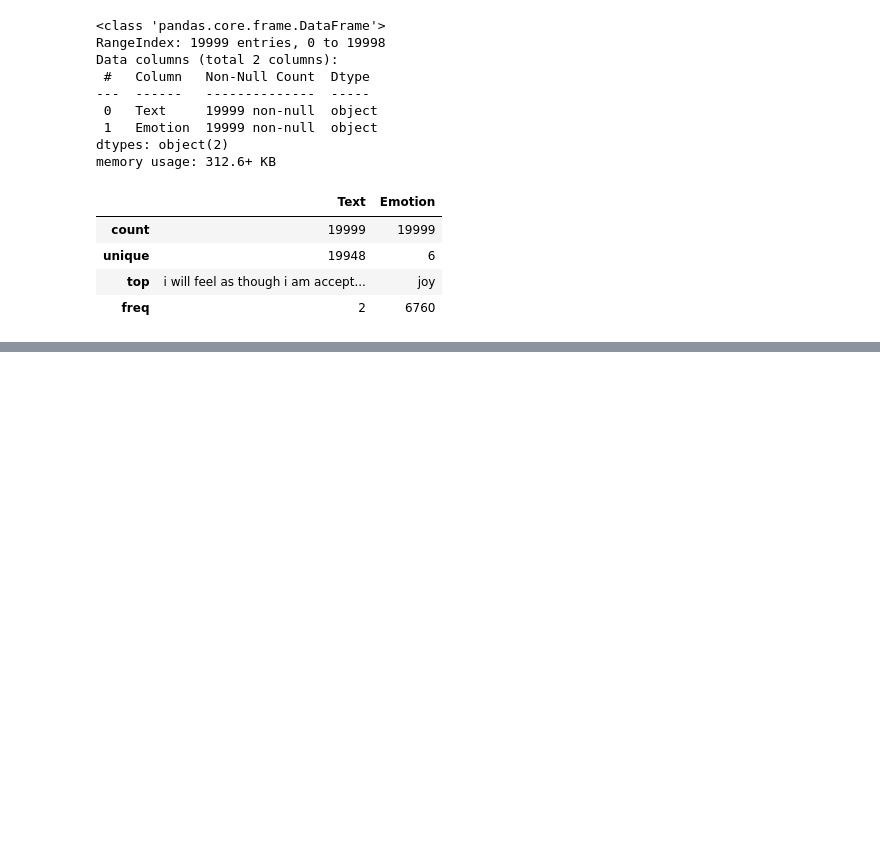
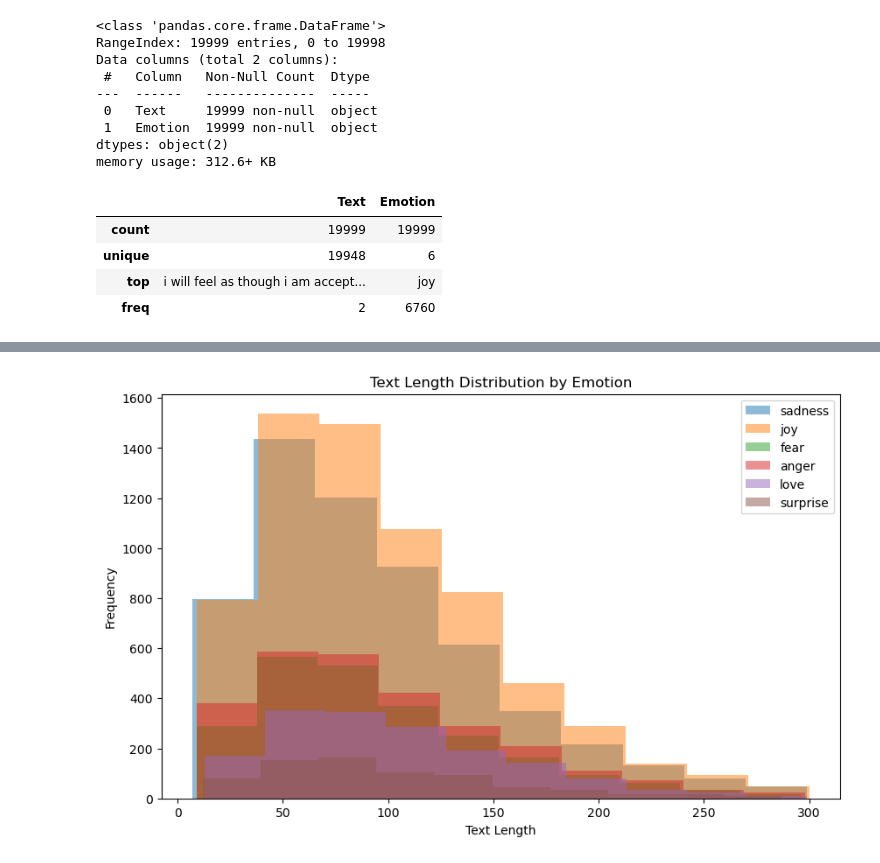
Before and after one commit to ahmedembeddedx/Emotion_Sentiment_Analysis_and_Predictive_Model, a Jupyter notebook: Emotion Detection/notebook.ipynb, the cells around one changed output, grey strips where cells are left out. Saved outputs shown, nothing was run; the diff lists cells and outputs as text; code cells hidden in the pictures; blank space fills up the shorter version.

```diff
--- a/Emotion Detection/notebook.ipynb
+++ b/Emotion Detection/notebook.ipynb
@@ -61,2 +83,16 @@ plt.show()
+# %%
+data['Text_Length'] = data['Text'].apply(len)
+
+plt.figure(figsize=(10, 6))
+for emotion in emotions:
+    plt.hist(data[data['Emotion'] == emotion]['Text_Length'], alpha=0.5, label=emotion)
+
+plt.title('Text Length Distribution by Emotion')
+plt.xlabel('Text Length')
+plt.ylabel('Frequency')
+plt.legend()
+plt.show()
+# %% [output]
+[figure, added]
 # %%
 def data_preprocessing(text):
```
Also changed, not shown: parts of 14 cells of this notebook.
